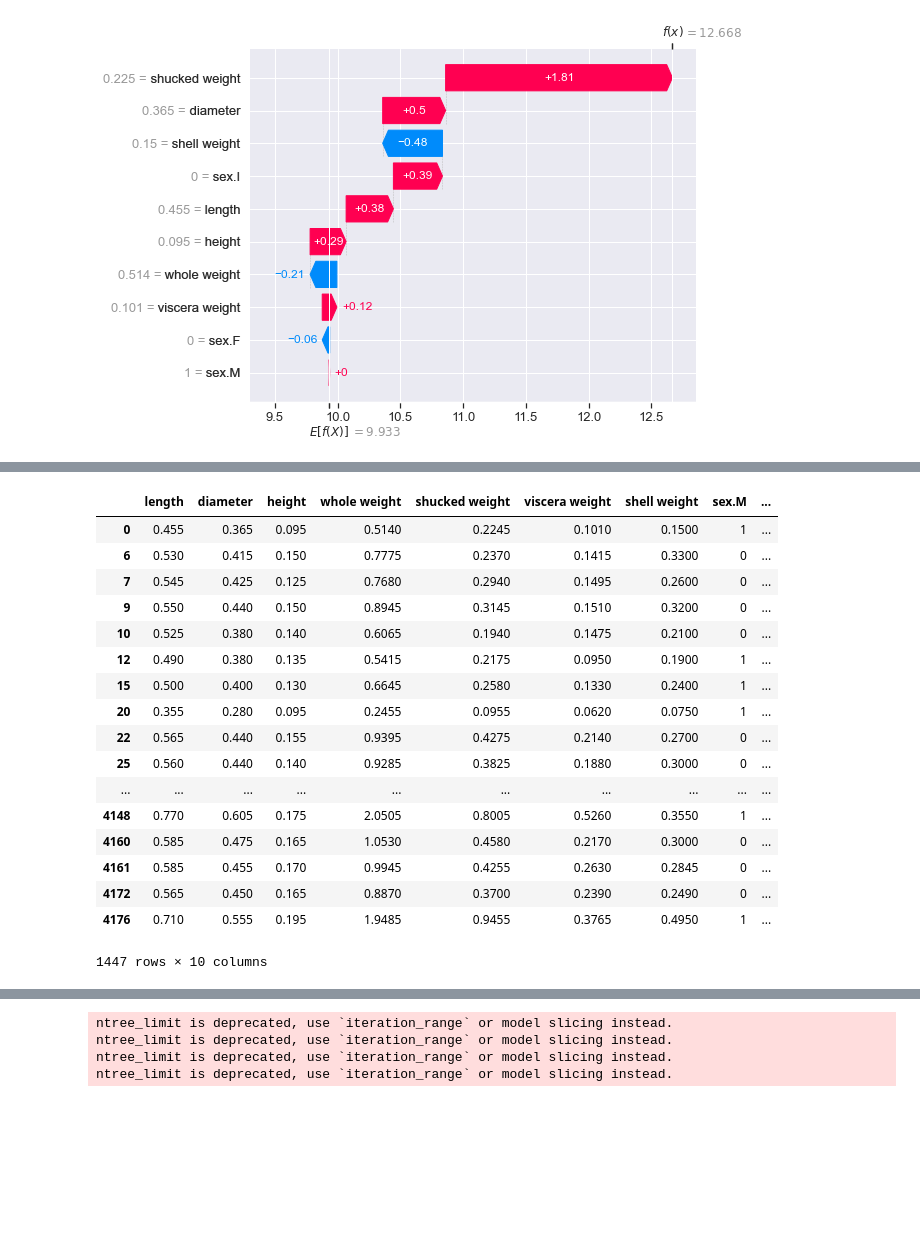
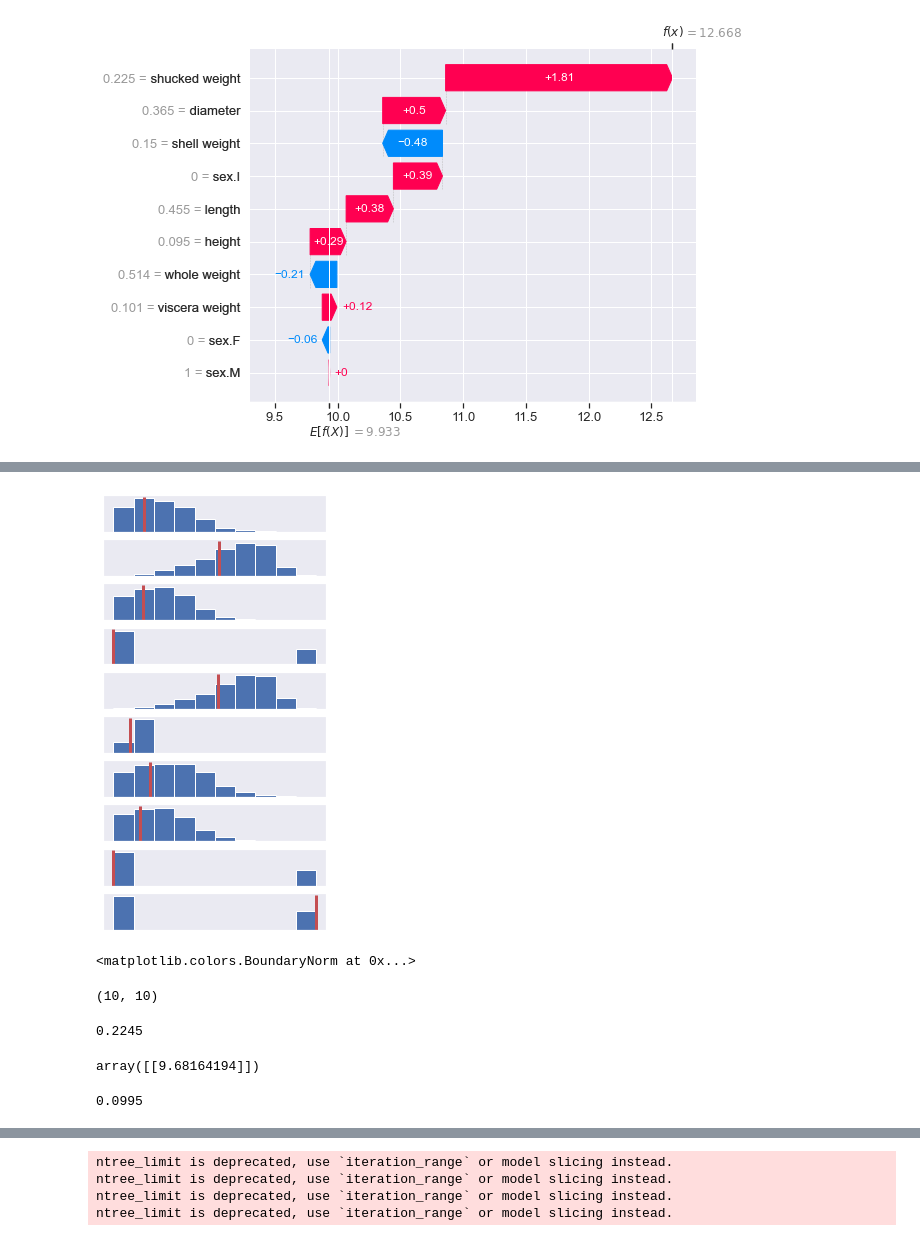
Before and after one commit to conorosully/medium-articles, a Jupyter notebook: src/shap_custom.ipynb, the cells around one changed output, grey strips where cells are left out. Drawn from its saved outputs; the diff is of its cells as text; code cells hidden in the pictures; blank space fills up the shorter version.

```diff
--- a/src/shap_custom.ipynb
+++ b/src/shap_custom.ipynb
@@ -133,21 +92,42 @@ dtype: float64
-# %%
-X_1
-# %% [output]
-|  | length | diameter | height | whole weight | shucked weight | viscera weight | shell weight | sex.M | ... |
-| 0 | 0.455 | 0.365 | 0.095 | 0.5140 | 0.2245 | 0.1010 | 0.1500 | 1 | ... |
-| 6 | 0.530 | 0.415 | 0.150 | 0.7775 | 0.2370 | 0.1415 | 0.3300 | 0 | ... |
-| 7 | 0.545 | 0.425 | 0.125 | 0.7680 | 0.2940 | 0.1495 | 0.2600 | 0 | ... |
-| 9 | 0.550 | 0.440 | 0.150 | 0.8945 | 0.3145 | 0.1510 | 0.3200 | 0 | ... |
-| 10 | 0.525 | 0.380 | 0.140 | 0.6065 | 0.1940 | 0.1475 | 0.2100 | 0 | ... |
-| 12 | 0.490 | 0.380 | 0.135 | 0.5415 | 0.2175 | 0.0950 | 0.1900 | 1 | ... |
-| 15 | 0.500 | 0.400 | 0.130 | 0.6645 | 0.2580 | 0.1330 | 0.2400 | 1 | ... |
-| 20 | 0.355 | 0.280 | 0.095 | 0.2455 | 0.0955 | 0.0620 | 0.0750 | 1 | ... |
-| 22 | 0.565 | 0.440 | 0.155 | 0.9395 | 0.4275 | 0.2140 | 0.2700 | 0 | ... |
-| 25 | 0.560 | 0.440 | 0.140 | 0.9285 | 0.3825 | 0.1880 | 0.3000 | 0 | ... |
-| ... | ... | ... | ... | ... | ... | ... | ... | ... | ... |
-| 4148 | 0.770 | 0.605 | 0.175 | 2.0505 | 0.8005 | 0.5260 | 0.3550 | 1 | ... |
-| 4160 | 0.585 | 0.475 | 0.165 | 1.0530 | 0.4580 | 0.2170 | 0.3000 | 0 | ... |
-| 4161 | 0.585 | 0.455 | 0.170 | 0.9945 | 0.4255 | 0.2630 | 0.2845 | 0 | ... |
-| 4172 | 0.565 | 0.450 | 0.165 | 0.8870 | 0.3700 | 0.2390 | 0.2490 | 0 | ... |
-| 4176 | 0.710 | 0.555 | 0.195 | 1.9485 | 0.9455 | 0.3765 | 0.4950 | 1 | ... |
-1447 rows × 10 columns
+# %%
+fig, ax = plt.subplots(nrows=10, ncols=1,figsize=(4,8))
+
+features = ['shucked weight','diameter','shell weight','sex.I','length',
+'height','whole weight','viscera weight', 'sex.F','sex.M']
+
+for i,f in enumerate(features):
+
+    #Plot histogram
+    ax[i].hist(X[f])
+    ymin, ymax = ax[i].get_ylim()
+    ax[i].vlines(X[f][0],0,ymax,colors='r',linewidth=3)
+    ax[i].set_yticks([])
+    ax[i].set_xticks([])
+# %% [output]
+[figure, added]
+# %%
+data = np.random.rand(10, 10) * 20
+cmap = colors.ListedColormap(['red', 'blue'])
+bounds = [0,10,20]
+norm = colors.BoundaryNorm(bounds, cmap.N)
+norm.
+# %% [output]
+<matplotlib.colors.BoundaryNorm at 0x...>
+# %%
+data = np.random.rand(10, 10)*20
+np.shape(data)
+# %% [output]
+(10, 10)
+# %%
+X['shucked weight'][0]
+[[X['shucked weight'][0]]]
+# %% [output]
+0.2245
+# %%
+data
+# %% [output]
+array([[9.68164194]])
+# %%
+X['shucked weight'][1]
+# %% [output]
+0.0995
```
Also changed, not shown: parts of 40 cells of this notebook.
